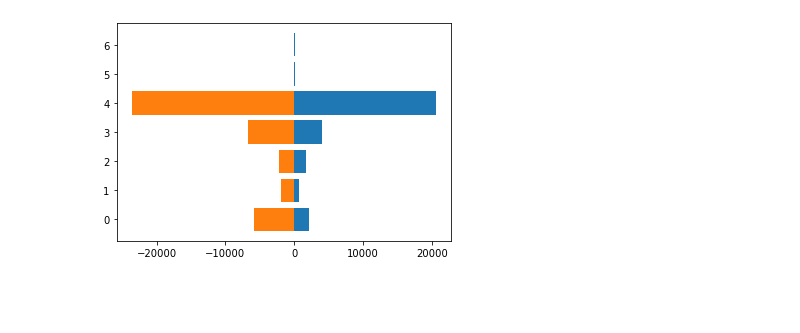
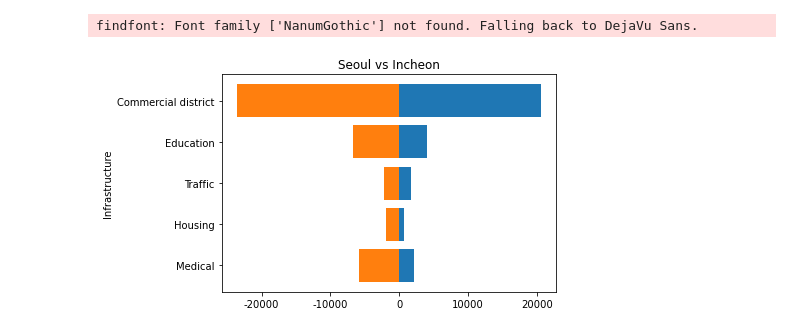
Before and after one commit to drizzle0171/DataBase_TeamProject, a Jupyter notebook: 시각화/양방향 막대 차트.ipynb, the cells around one changed output. Saved outputs shown, nothing was run; the diff lists cells and outputs as text; code cells hidden in the pictures; blank space fills up the shorter version.

```diff
--- a/시각화/양방향 막대 차트.ipynb
+++ b/시각화/양방향 막대 차트.ipynb
@@ -1,15 +1,23 @@
 # %%
 import matplotlib.pyplot as plt
 import numpy as np
+# %%
+plt.rcParams['axes.unicode_minus'] = False
+plt.rcParams['font.family'] = 'NanumGothic'
 # %%
 #인천 vs 서울
-#데이터 순서: 의료, 주거, 교통, 교육, 상권, 고용율, 매매지수
-incheon = np.array([2227, 696, 1768, 4039, 20640, 54.93, 84.53])
-seoul = np.array([5841, 1943, 2155, 6716, 23604, 55.93, 86.78 ])
-X = np.arange(7)
+#데이터 순서: 의료, 주거, 교통, 교육, 상권
+incheon = np.array([2227, 696, 1768, 4039, 20640])
+seoul = np.array([5841, 1943, 2155, 6716, 23604])
+X = np.arange(5)
 
 plt.barh(X, incheon)
 plt.barh(X, -seoul)
+ticklabel = ['Medical', 'Housing', 'Traffic', 'Education', 'Commercial district']
+plt.yticks(X, ticklabel)
+plt.ylabel('Infrastructure')
+plt.title('Seoul vs Incheon')
 plt.show()
 # %% [output]
+findfont: Font family ['NanumGothic'] not found. Falling back to DejaVu Sans.
-[figure, old version]
+[figure, new version]
```
Also changed, not shown: parts of 5 cells of this notebook.
